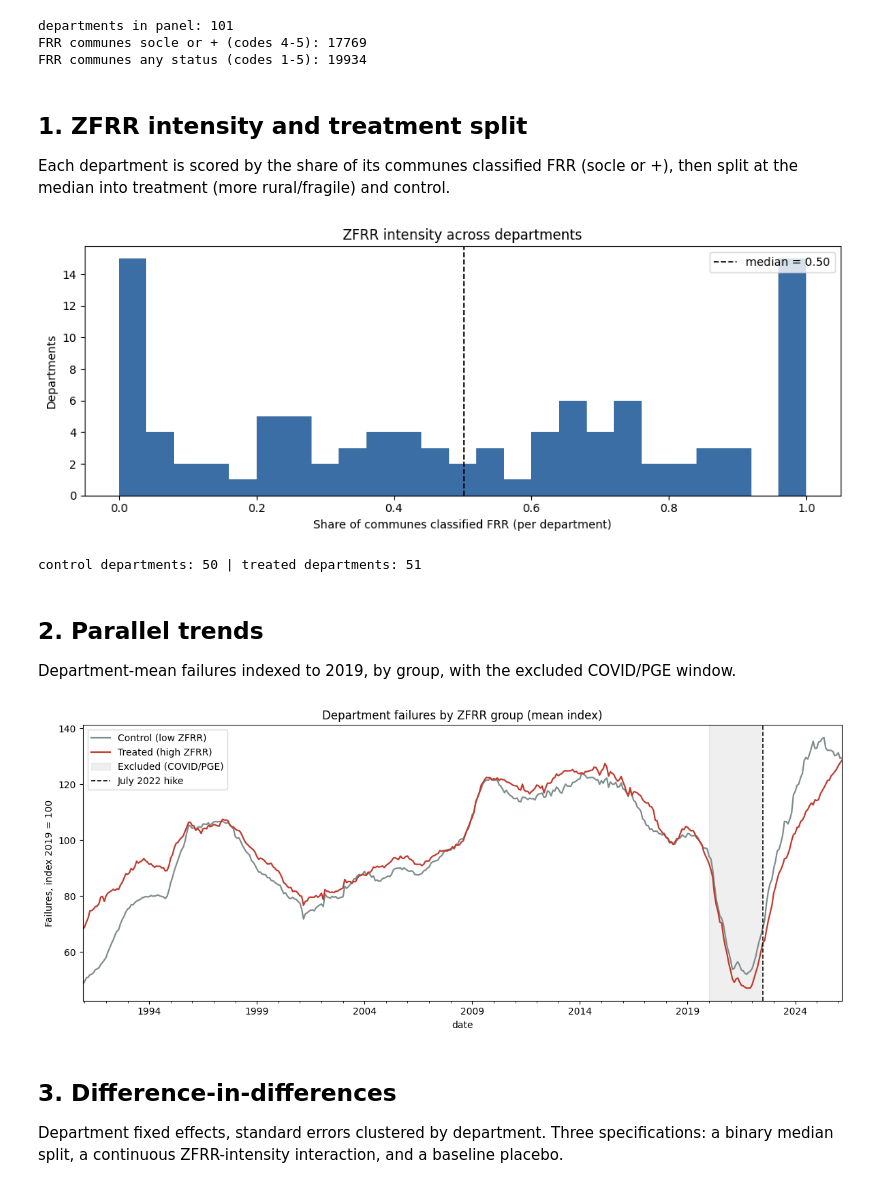
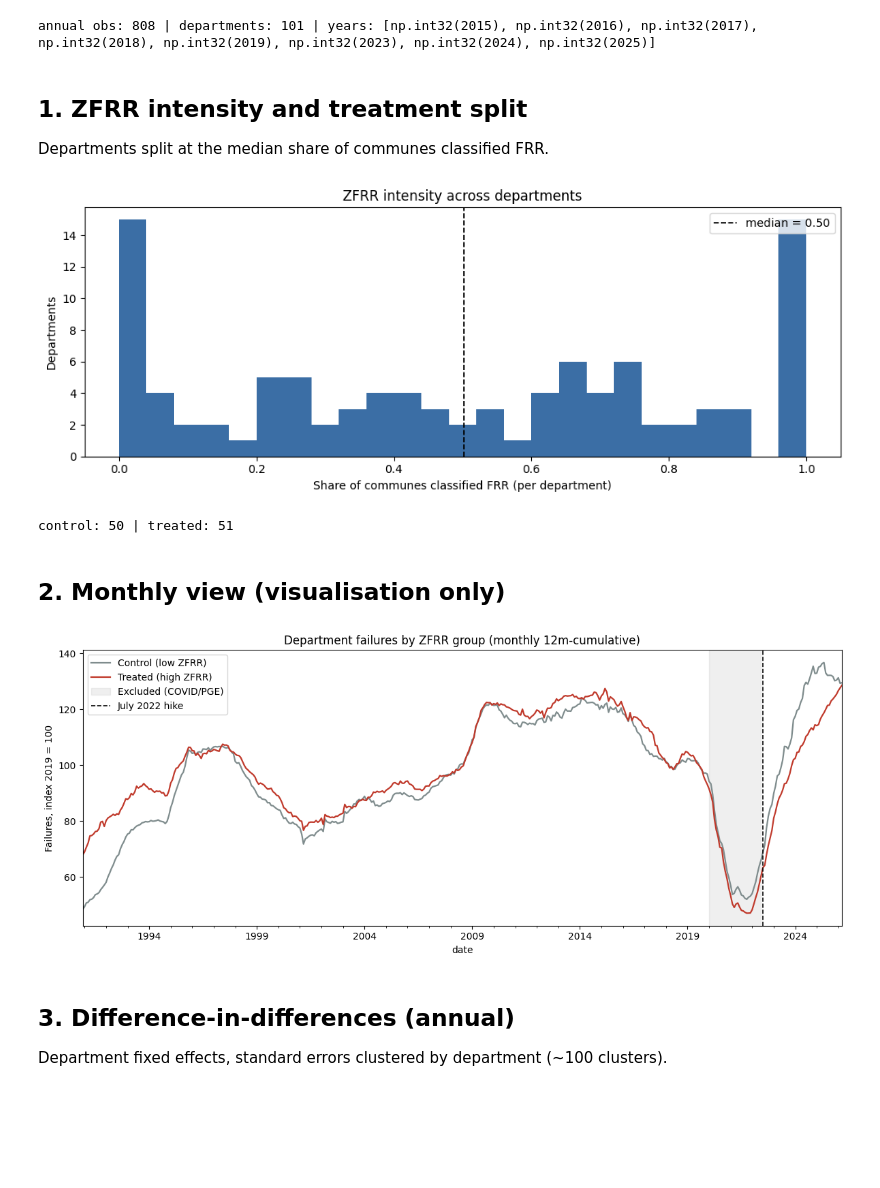
Before and after one commit to nilsgdc/ecb-rate-shock-sme-failures, a Jupyter notebook: notebooks/04_territorial.ipynb, the cells around one changed output. Cells and saved outputs as stored; diff of their text form; code cells hidden in the pictures; blank space fills up the shorter version.

```diff
--- a/notebooks/04_territorial.ipynb
+++ b/notebooks/04_territorial.ipynb
@@ -18,7 +18,8 @@ from IPython.display import display
 
 warnings.simplefilter('ignore', ValueWarning)
 sys.path.insert(0, str(Path().resolve().parent))
-from src.data_loader import load_failures_by_department, load_frr_communes, load_firm_counts_by_department
+from src.data_loader import (load_failures_by_department, load_frr_communes,
+                             load_firm_counts_by_department)
 from src import cleaning
 
 Path('../outputs').mkdir(exist_ok=True)
@@ -27,17 +28,17 @@ Path('../data/processed').mkdir(exist_ok=True)
 fd = load_failures_by_department()
 frr = load_frr_communes()
 intensity = cleaning.zfrr_intensity_by_department(frr)
-panel = cleaning.build_dept_panel(fd, intensity)
-print('departments in panel:', panel['dept'].nunique())
-print('FRR communes socle or + (codes 4-5):', int(frr['classified'].sum()))
-print('FRR communes any status (codes 1-5):', int(frr['frr_any'].sum()))
+monthly = cleaning.build_dept_panel(fd, intensity)   # for visualisation
+annual = cleaning.annualize(monthly, 'dept')          # for estimation
+d = annual[annual['in_sample']].copy()
+d['ly'] = np.log1p(d['failures'])
+print('annual obs:', len(d), '| departments:', d['dept'].nunique(),
+      '| years:', sorted(d['year'].unique()))
 # %% [output]
-departments in panel: 101
-FRR communes socle or + (codes 4-5): 17769
-FRR communes any status (codes 1-5): 19934
+annual obs: 808 | departments: 101 | years: [np.int32(2015), np.int32(2016), np.int32(2017), np.int32(2018), np.int32(2019), np.int32(2023), np.int32(2024), np.int32(2025)]
 # %% [markdown]
 ## 1. ZFRR intensity and treatment split
-Each department is scored by the share of its communes classified FRR (socle or +), then split at the median into treatment (more rural/fragile) and control.
+Departments split at the median share of communes classified FRR.
 # %%
 med = intensity.median()
 fig, ax = plt.subplots(figsize=(10, 4))
@@ -50,36 +51,32 @@ ax.legend()
 plt.tight_layout()
 plt.savefig('../outputs/zfrr_intensity.png', dpi=150, bbox_inches='tight')
 plt.show()
-
-split = panel.groupby('treated')['dept'].nunique()
-print('control departments:', int(split.get(0, 0)), '| treated departments:', int(split.get(1, 0)))
+sp = d.groupby('treated')['dept'].nunique()
+print('control:', int(sp.get(0, 0)), '| treated:', int(sp.get(1, 0)))
 # %% [output]
 [figure]
-control departments: 50 | treated departments: 51
+control: 50 | treated: 51
 # %% [markdown]
-## 2. Parallel trends
-Department-mean failures indexed to 2019, by group, with the excluded COVID/PGE window.
+## 2. Monthly view (visualisation only)
 # %%
-pos = panel[panel['failures'] > 0].copy()
+pos = monthly[monthly['failures'] > 0].copy()
 base2019 = pos[pos['date'].dt.year == 2019].groupby('dept')['failures'].mean()
 pos['idx'] = pos['failures'] / pos['dept'].map(base2019) * 100
 grp = (pos.groupby([pos['date'], 'treated'])['idx'].mean()
        .unstack().rename(columns={1: 'Treated (high ZFRR)', 0: 'Control (low ZFRR)'}))
-
 fig, ax = plt.subplots(figsize=(12, 5))
 grp.plot(ax=ax, color={'Treated (high ZFRR)': '#c0392b', 'Control (low ZFRR)': '#7f8c8d'}, lw=1.6)
-ax.axvspan(cleaning.COVID_START, cleaning.COVID_END, alpha=0.12, color='gray',
-           label='Excluded (COVID/PGE)')
+ax.axvspan(cleaning.COVID_START, cleaning.COVID_END, alpha=0.12, color='gray', label='Excluded (COVID/PGE)')
 ax.axvline(cleaning.ECB_FIRST_HIKE, color='black', ls='--', lw=1.2, label='July 2022 hike')
 ax.set_ylabel('Failures, index 2019 = 100')
-ax.set_title('Department failures by ZFRR group (mean index)')
+ax.set_title('Department failures by ZFRR group (monthly 12m-cumulative)')
 ax.legend()
 plt.tight_layout()
 plt.savefig('../outputs/dept_panel_windows.png', dpi=150, bbox_inches='tight')
 plt.show()
 # %% [output]
-[figure, old version]
+[figure, new version]
 # %% [markdown]
-## 3. Difference-in-differences
-Department fixed effects, standard errors clustered by department. Three specifications: a binary median split, a continuous ZFRR-intensity interaction, and a baseline placebo.
+## 3. Difference-in-differences (annual)
+Department fixed effects, standard errors clustered by department (~100 clusters).
 # %%
```
Also changed, not shown: parts of 16 cells of this notebook, 13 other files.
